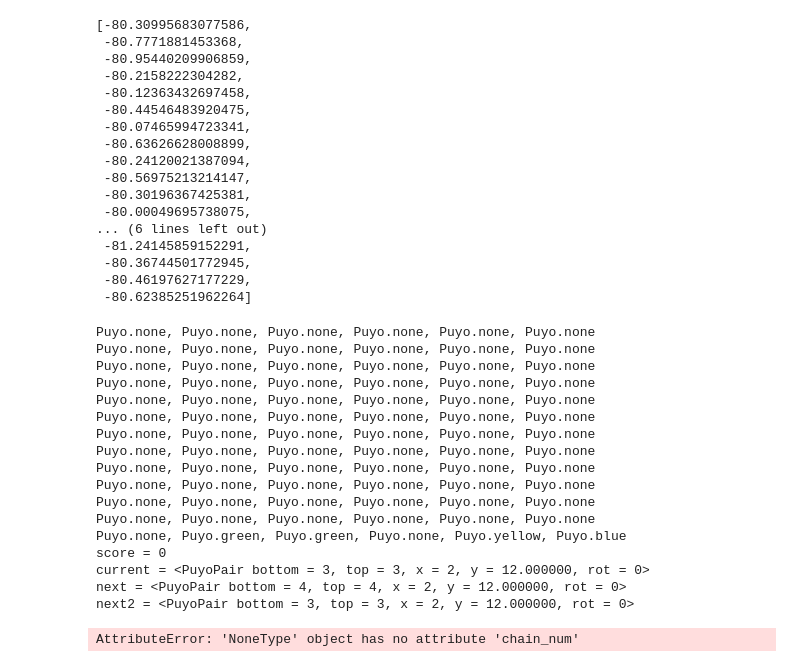
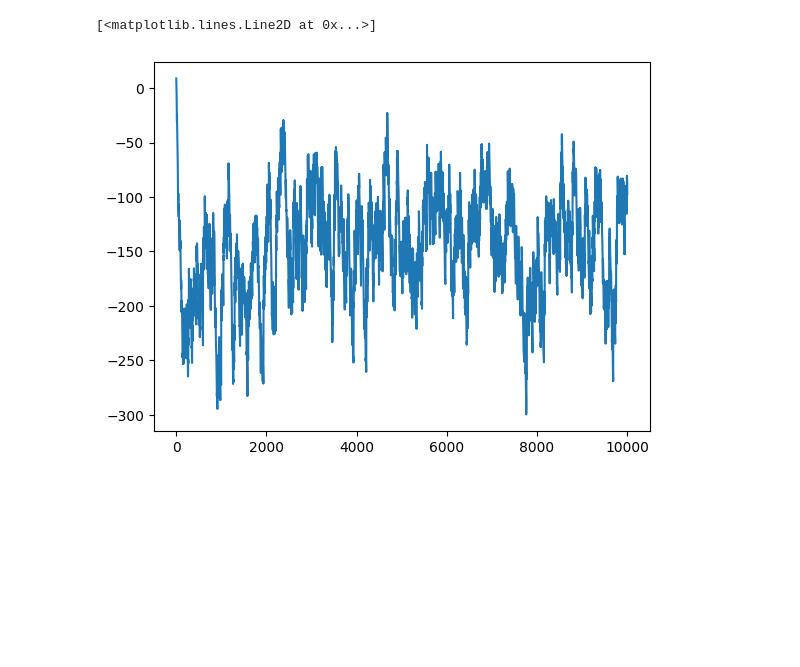
Before and after one commit to na-trium-144/pumila, a Jupyter notebook: notebook/pumila1.ipynb, the cells around one changed output. Saved outputs shown, nothing was run; the diff lists cells and outputs as text; code cells hidden in the pictures; blank space fills up the shorter version.

```diff
--- a/notebook/pumila1.ipynb
+++ b/notebook/pumila1.ipynb
@@ -62,48 +44,3 @@ next2 = <PuyoPair bottom = 3, top = 3, x = 2, y = 12.000000, rot = 0>
 model = pypumila.Pumila1(0.1, 0.1, 0.1)
 # %%
 import numpy as np
-# %%
-q = model.forward(sim)
-q
-# %% [output]
-[-80.30995683077586,
- -80.7771881453368,
- -80.95440209906859,
- -80.2158222304282,
- -80.12363432697458,
- -80.44546483920475,
- -80.07465994723341,
- -80.63626628008899,
- -80.24120021387094,
- -80.56975213214147,
- -80.30196367425381,
- -80.00049695738075,
-... (6 lines left out)
- -81.24145859152291,
- -80.36744501772945,
- -80.46197627177229,
- -80.62385251962264]
-# %%
-a = np.argmax(np.array(q))
-sim.put(pypumila.actions[a])
-while not sim.is_free_phase():
-    sim.step()
-print_sim()
-# %% [output]
-Puyo.none, Puyo.none, Puyo.none, Puyo.none, Puyo.none, Puyo.none
-Puyo.none, Puyo.none, Puyo.none, Puyo.none, Puyo.none, Puyo.none
-Puyo.none, Puyo.none, Puyo.none, Puyo.none, Puyo.none, Puyo.none
-Puyo.none, Puyo.none, Puyo.none, Puyo.none, Puyo.none, Puyo.none
-Puyo.none, Puyo.none, Puyo.none, Puyo.none, Puyo.none, Puyo.none
-Puyo.none, Puyo.none, Puyo.none, Puyo.none, Puyo.none, Puyo.none
-Puyo.none, Puyo.none, Puyo.none, Puyo.none, Puyo.none, Puyo.none
-Puyo.none, Puyo.none, Puyo.none, Puyo.none, Puyo.none, Puyo.none
-Puyo.none, Puyo.none, Puyo.none, Puyo.none, Puyo.none, Puyo.none
-Puyo.none, Puyo.none, Puyo.none, Puyo.none, Puyo.none, Puyo.none
-Puyo.none, Puyo.none, Puyo.none, Puyo.none, Puyo.none, Puyo.none
-Puyo.none, Puyo.none, Puyo.none, Puyo.none, Puyo.none, Puyo.none
-Puyo.none, Puyo.green, Puyo.green, Puyo.none, Puyo.yellow, Puyo.blue
-score = 0
-current = <PuyoPair bottom = 3, top = 3, x = 2, y = 12.000000, rot = 0>
-next = <PuyoPair bottom = 4, top = 4, x = 2, y = 12.000000, rot = 0>
-next2 = <PuyoPair bottom = 3, top = 3, x = 2, y = 12.000000, rot = 0>
@@ -112,4 +46,0 @@ model.backward(sim, a, -1)
-# %%
-sim.current_chain.chain_num
-# %% [output]
-AttributeError: 'NoneType' object has no attribute 'chain_num'
@@ -136,5 +75,10 @@ for e in range(200):
 # %%
 import matplotlib.pyplot as plt
+# %%
+plt.plot(hist)
+# %% [output]
+[<matplotlib.lines.Line2D at 0x...>]
+[figure, added]
 # %%
 plt.plot(scores)
 # %% [output]
```
Also changed, not shown: parts of 11 cells of this notebook, 10 other files.
